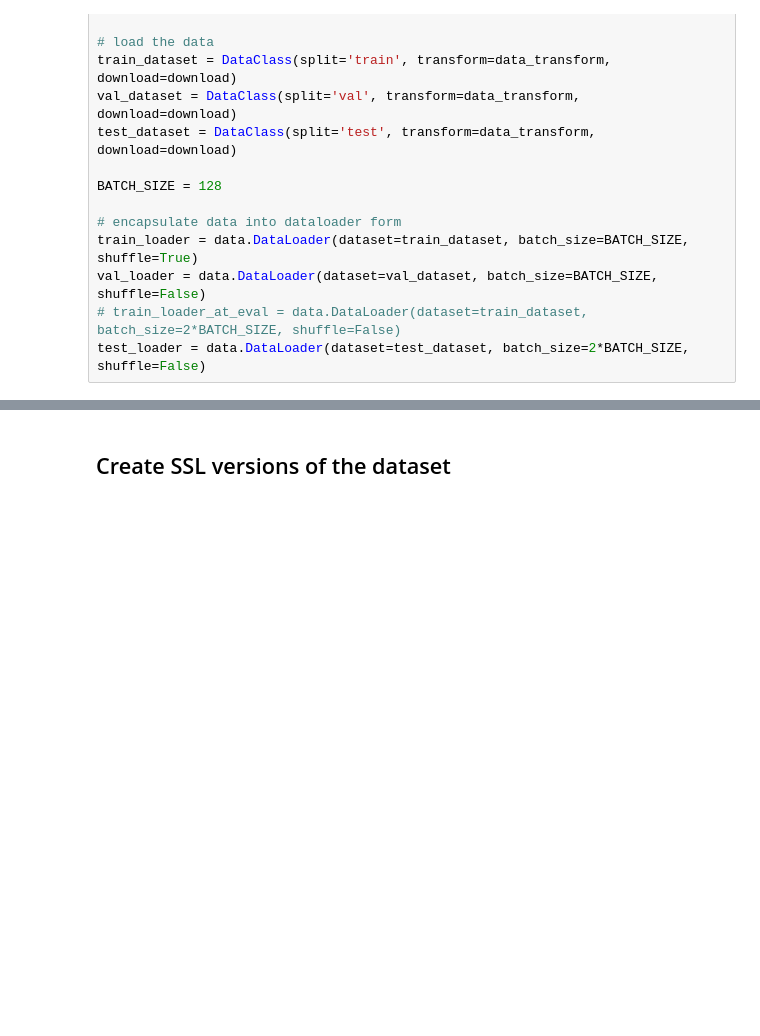
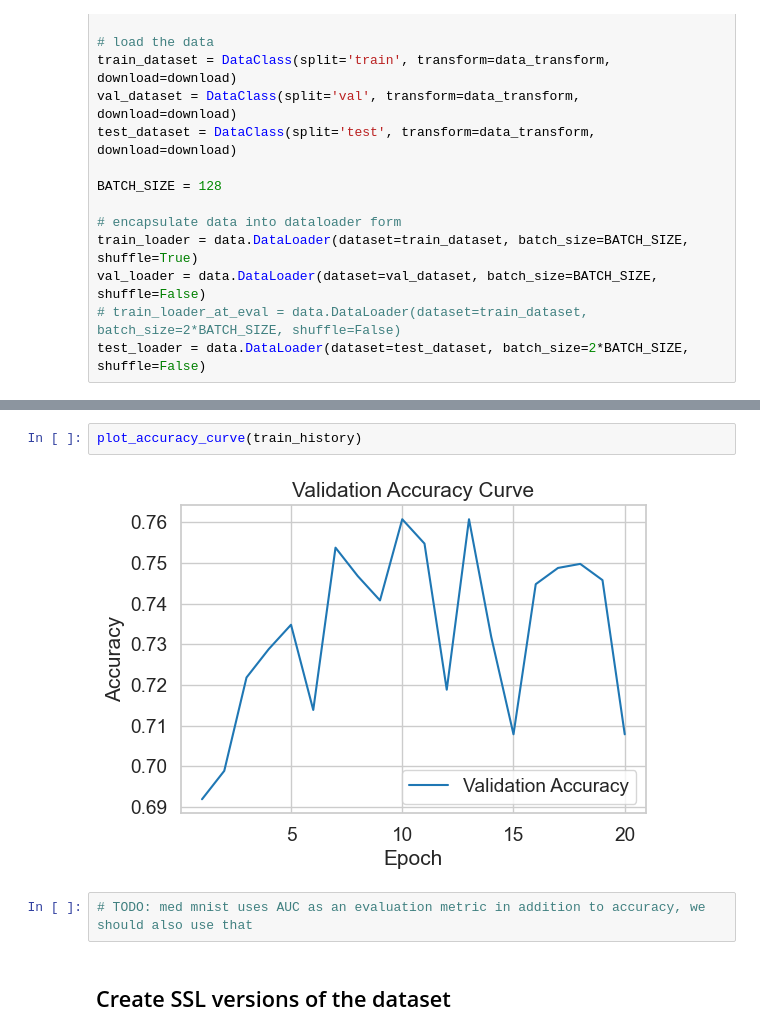
Before and after one commit to behrensm03/bdl-ssl, a Jupyter notebook: nonbayes_cnn_baseline.ipynb, the cells around one changed output, grey strips where cells are left out. Cells and saved outputs as stored; diff of their text form; blank space fills up the shorter version.

```diff
--- a/nonbayes_cnn_baseline.ipynb
+++ b/nonbayes_cnn_baseline.ipynb
@@ -56,3 +104,9 @@ test_loader = data.DataLoader(dataset=test_dataset, batch_size=2*BATCH_SIZE, shu
+# %%
+plot_accuracy_curve(train_history)
+# %% [output]
+[figure, added]
+# %%
+# TODO: med mnist uses AUC as an evaluation metric in addition to accuracy, we should also use that
 # %% [markdown]
 ## Create SSL versions of the dataset
 # %%
```
Also changed, not shown: parts of 5 cells of this notebook, 2 other files.
